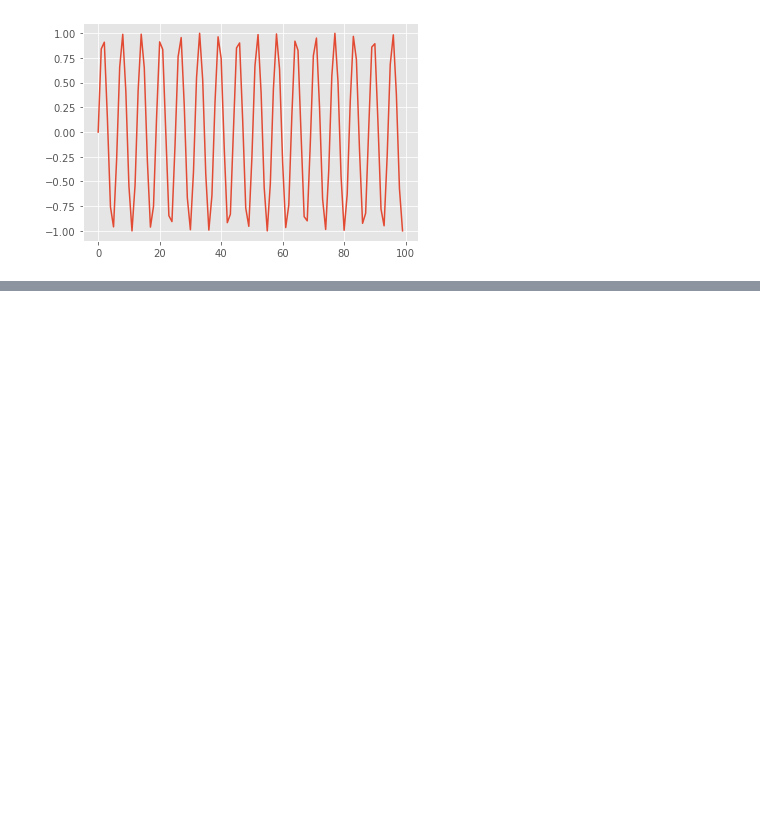
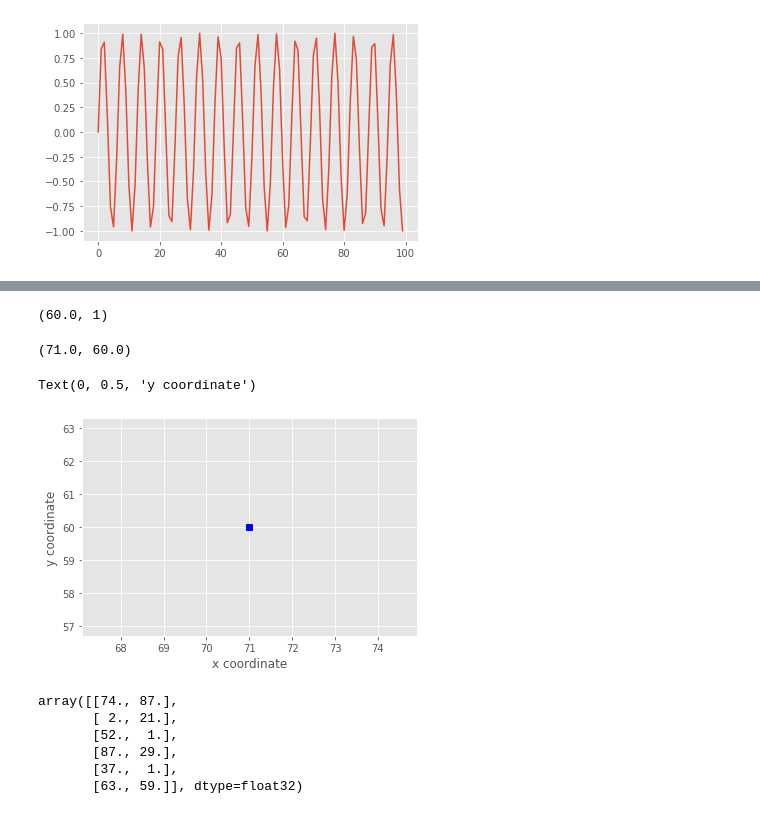
Before and after one commit to chenyunzheng/opencv-machine-learning, a Jupyter notebook: notebooks/practice/k-NN.ipynb, the cells around one changed output, grey strips where cells are left out. Cells and saved outputs as stored; diff of their text form; code cells hidden in the pictures; blank space fills up the shorter version.

```diff
--- a/notebooks/practice/k-NN.ipynb
+++ b/notebooks/practice/k-NN.ipynb
@@ -15,3 +12,14 @@ plt.plot(x, np.sin(x))
 plt.show()
 # %% [output]
 [figure]
+# %%
+import numpy as np
+import cv2
+import matplotlib.pyplot as plt
+plt.style.use('ggplot')
+# generate the training data
+np.random.seed(42)
+single_data_point = np.random.randint(0,100,2)
+print('single_data_point =', single_data_point)
+single_label = np.random.randint(0,2)
+print('single_label =', single_label)
@@ -17,0 +29,11 @@ plt.show()
+# %%
+def generate_data(num_samples, num_features=2):
+    '''Randomly generate a number of data points'''
+    data_size = (num_samples, num_features)
+    data = np.random.randint(0,100,size=data_size)
+    labels_size = (num_samples, 1)
+    label = np.random.randint(0,2,size=labels_size)
+    return data.astype(np.float32), label
+# %%
+train_data, labels = generate_data(11)
+train_data, labels
@@ -17,0 +58,15 @@ plt.show()
+# %%
+train_data[0][1],labels[0][0]
+# %% [output]
+(60.0, 1)
+# %%
+train_data[0,0], train_data[0,1]
+# %% [output]
+(71.0, 60.0)
+# %%
+plt.plot(train_data[0,0], train_data[0,1], 'sb')
+plt.xlabel('x coordinate')
+plt.ylabel('y coordinate')
+# %% [output]
+Text(0, 0.5, 'y coordinate')
+[figure, added]
@@ -17,0 +80,10 @@ plt.show()
+# %%
+# ticky
+train_data[labels.ravel() == 0]
+# %% [output]
+array([[74., 87.],
+       [ 2., 21.],
+       [52.,  1.],
+       [87., 29.],
+       [37.,  1.],
+       [63., 59.]], dtype=float32)
```
Also changed, not shown: parts of 12 cells of this notebook, 2 other files.
